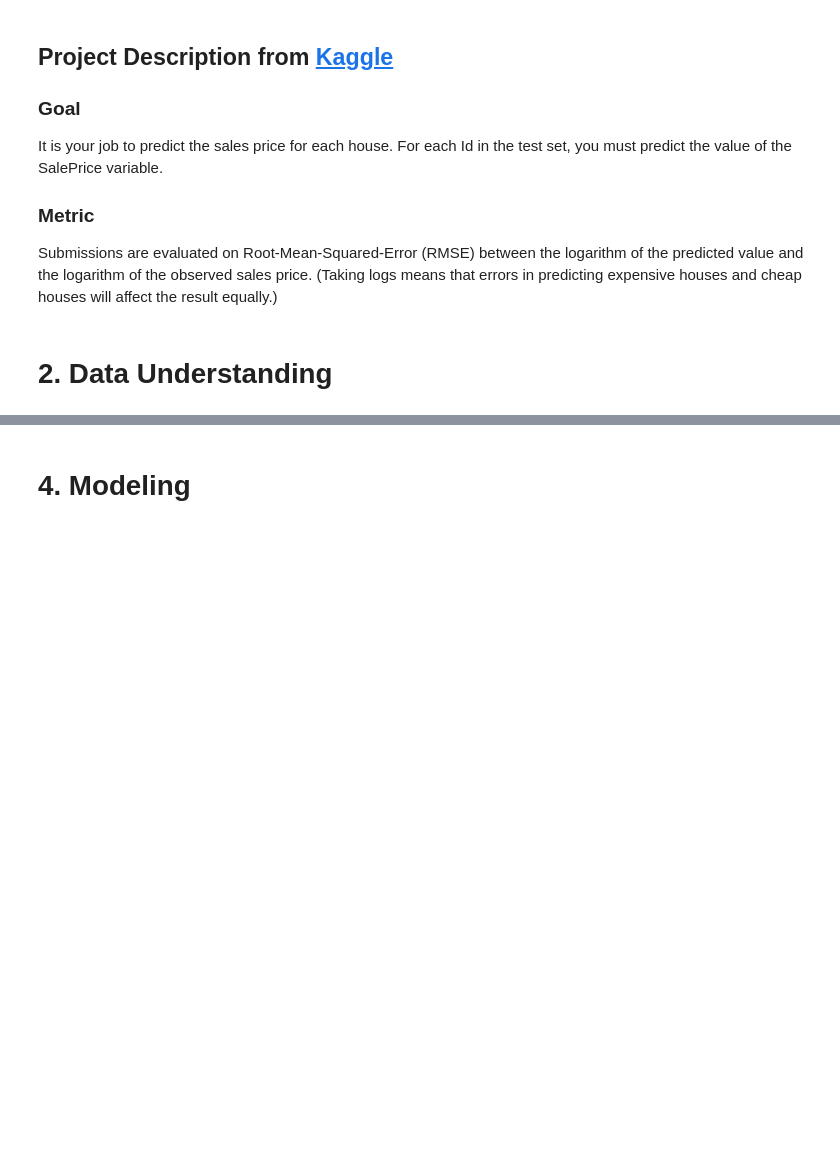
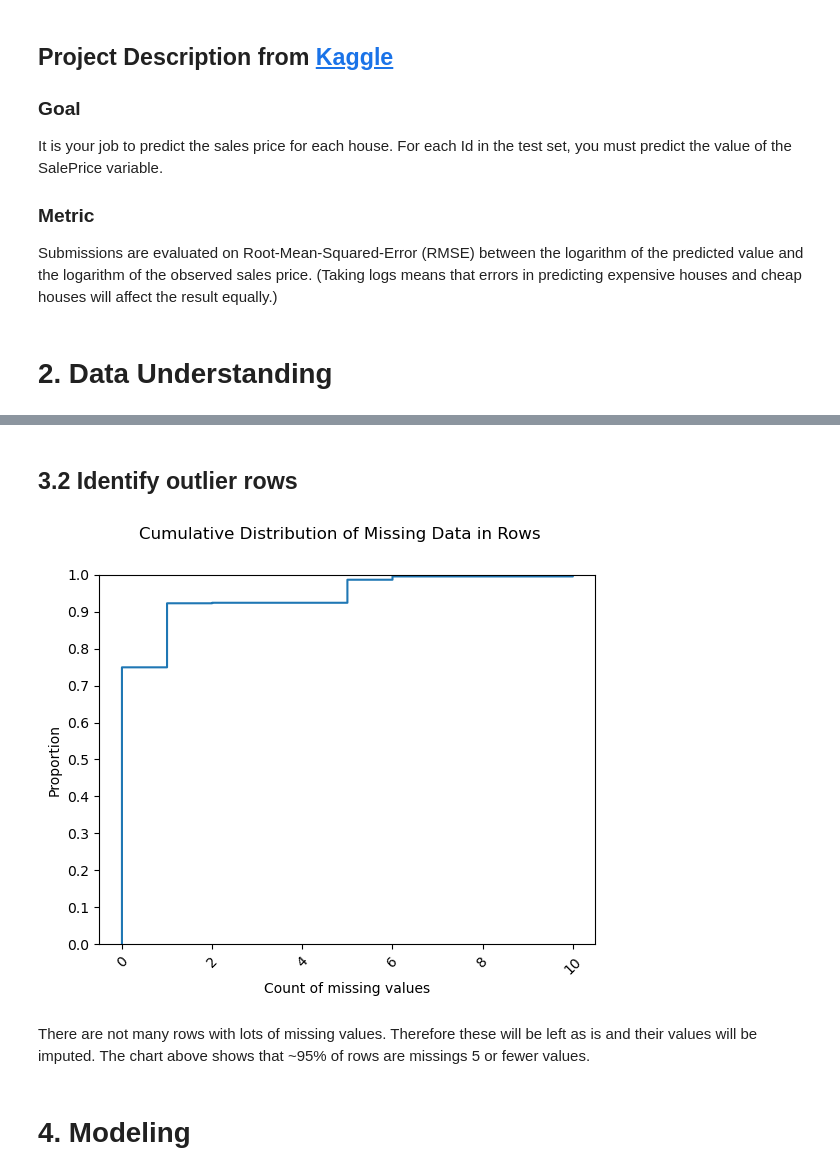
Before and after one commit to charlesbeacham/housing, a Jupyter notebook: ml.ipynb, the cells around one changed output, grey strips where cells are left out. Drawn from its saved outputs; the diff is of its cells as text; code cells hidden in the pictures; blank space fills up the shorter version.

```diff
--- a/ml.ipynb
+++ b/ml.ipynb
@@ -32,3 +48,23 @@ Submissions are evaluated on Root-Mean-Squared-Error (RMSE) between the logarith
+# %%
+drop_cols = df.columns[df.isna().sum() > 600].to_list()
+df.drop(columns=drop_cols, inplace = True)
+# %% [markdown]
+## 3.2 Identify outlier rows
+# %%
+# identify and plot missing rows
+missing_row = df.shape[1] - df.count(axis=1) # number of missing values per row
+
+fig, ax = plt.subplots()
+sns.ecdfplot(missing_row, ax=ax);
+plt.xticks(rotation=45);
+ax.set_yticks(list(np.arange(0.0,1.1,0.1)));
+plt.suptitle('Cumulative Distribution of Missing Data in Rows');
+ax.set_xlabel('Count of missing values');
+# %% [output]
+[figure, added]
+# %% [markdown]
+There are not many rows with lots of missing values.  Therefore these will be left as is and their values will be imputed.
+The chart above shows that ~95% of rows are missings 5 or fewer values.
 # %% [markdown]
 # 4. Modeling
 # %% [markdown]
```
Also changed, not shown: parts of 6 cells of this notebook.
